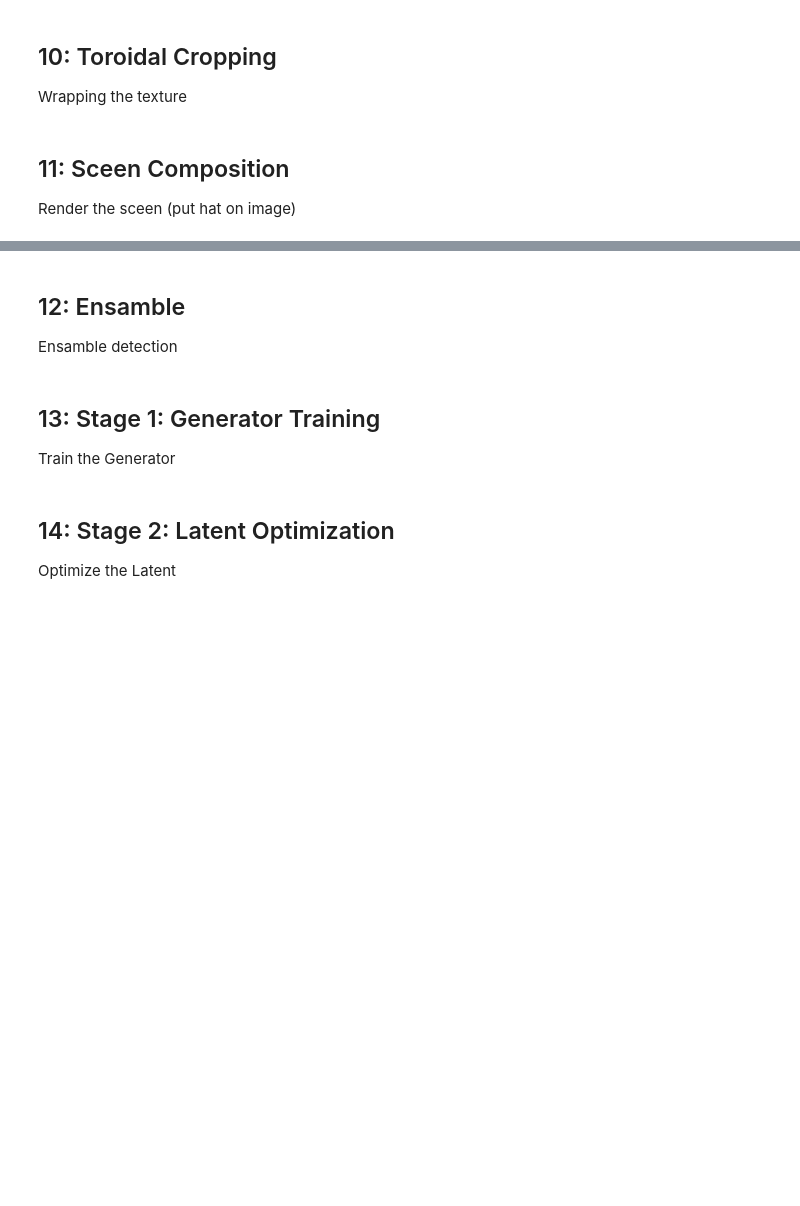
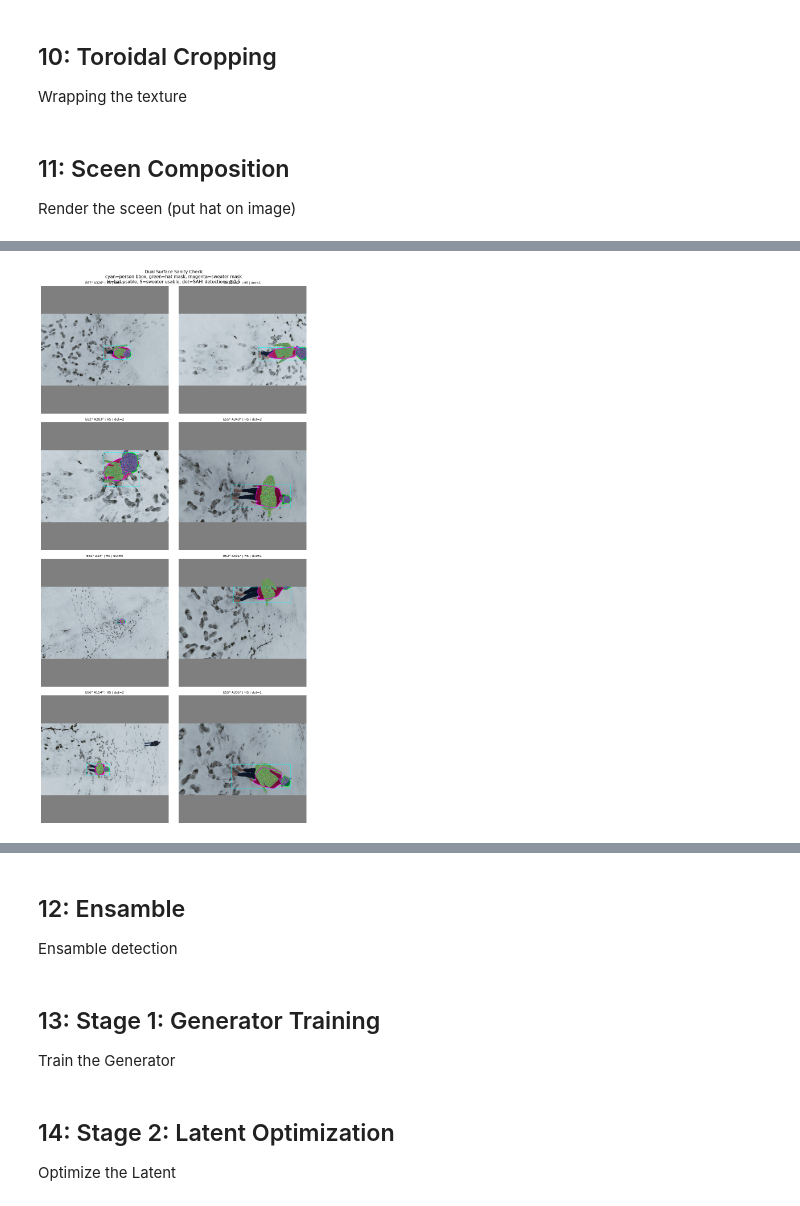
Before and after one commit to ramananj34/CloakHats, a Jupyter notebook: CloakHatV4.ipynb, the cells around one changed output, grey strips where cells are left out. Drawn from its saved outputs; the diff is of its cells as text; code cells hidden in the pictures; blank space fills up the shorter version.

```diff
--- a/CloakHatV4.ipynb
+++ b/CloakHatV4.ipynb
@@ -1594,13 +1654,15 @@ with torch.no_grad():
 
         gimbal_yaw_val = dataset_all.frames[idx]['drone']['gimbal_yaw_360']
         bearing_val = dataset_all.frames[idx]['drone']['heading']
+        gimbal_pitch_val = dataset_all.frames[idx]['drone']['gimbal_pitch_raw']
 
         rh, ah = renderer_hat.render(
             rand_hat_tex,
             elevation=torch.tensor([elev], device=device),
             scale=torch.tensor([scl], device=device),
             bearing=torch.tensor([bearing_val], device=device),
-            gimbal_yaw=torch.tensor([gimbal_yaw_val], device=device))
+            gimbal_yaw=torch.tensor([gimbal_yaw_val], device=device),
+            gimbal_pitch=torch.tensor([gimbal_pitch_val], device=device))
 
         rs, as_ = renderer_sweater.render(
             rand_sw_tex,
@@ -1608,7 +1670,7 @@ with torch.no_grad():
             scale=torch.tensor([scl], device=device),
             bearing=torch.tensor([bearing_val], device=device),
             gimbal_yaw=torch.tensor([gimbal_yaw_val], device=device),
-            gimbal_pitch=batch['gimbal_pitch_raw'],)
+            gimbal_pitch=torch.tensor([gimbal_pitch_val], device=device))
 
         # Dual composite
         composite = composite_dual_on_scene(
@@ -1678,3 +1740,4 @@ logger.info("CHECK: rendered texture should appear INSIDE green (hat) and magent
 logger.info("CHECK: sweater texture should be behind hat where they overlap")
 logger.info("CHECK: frames marked '-S' should have no sweater texture, '-H' no hat texture")
 logger.info("CHECK: every frame should show det >= 1 (untrained texture shouldn't fool detector)")
+# %% [output]
@@ -1680,0 +1745 @@ logger.info("CHECK: every frame should show det >= 1 (untrained texture shouldn'
+[figure, added]
```
Also changed, not shown: parts of 6 cells of this notebook.
